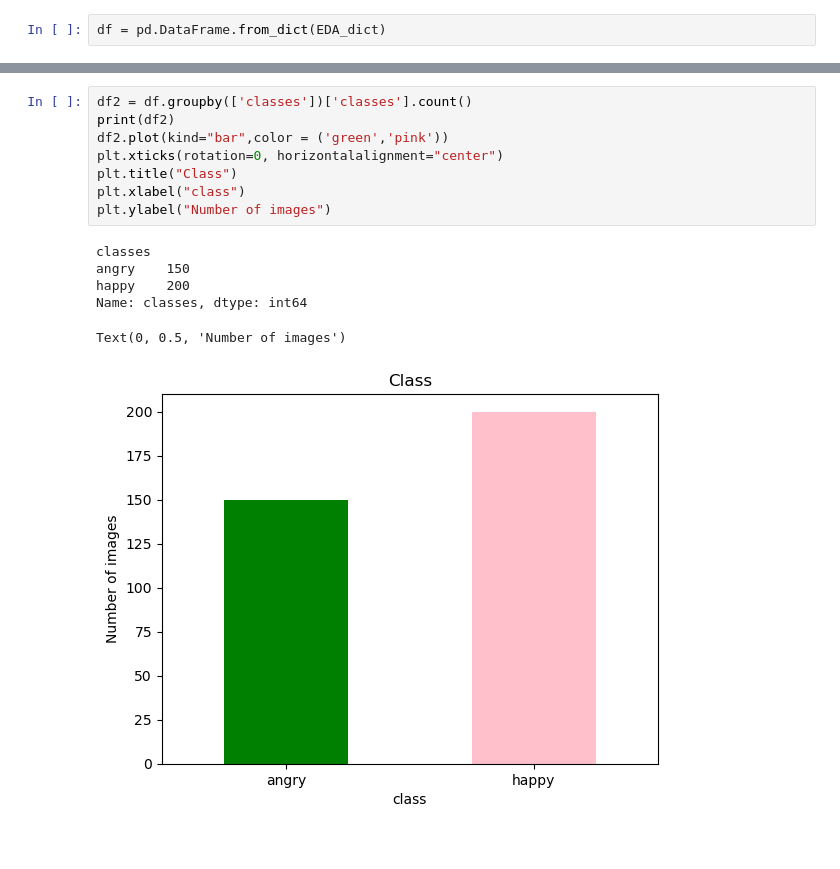
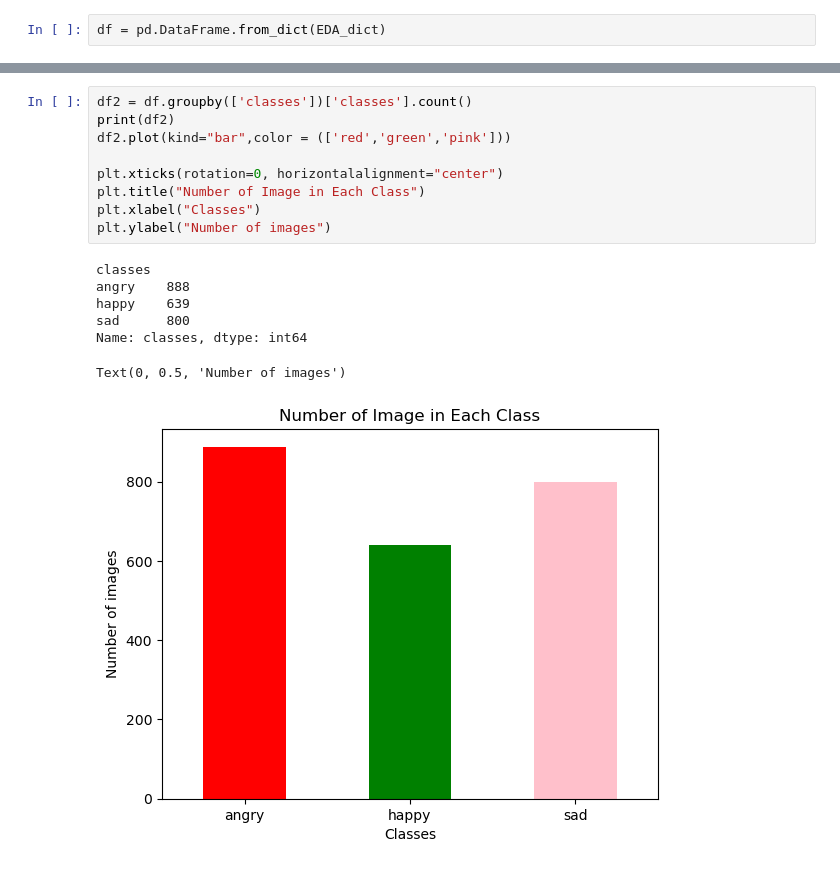
Before and after one commit to cheukhongip/Emotion-Detection-with-Machine-Learning, a Jupyter notebook: ImageTesting.ipynb, the cells around one changed output, grey strips where cells are left out. Saved outputs shown, nothing was run; the diff lists cells and outputs as text.

```diff
--- a/ImageTesting.ipynb
+++ b/ImageTesting.ipynb
@@ -164,15 +461,17 @@ Text(0, 0.5, 'resolution')
 # %%
 df2 = df.groupby(['classes'])['classes'].count()
 print(df2)
-df2.plot(kind="bar",color = ('green','pink'))
+df2.plot(kind="bar",color = (['red','green','pink']))
+
 plt.xticks(rotation=0, horizontalalignment="center")
-plt.title("Class")
-plt.xlabel("class")
+plt.title("Number of Image in Each Class")
+plt.xlabel("Classes")
 plt.ylabel("Number of images")
 # %% [output]
 classes
-angry    150
-happy    200
+angry    888
+happy    639
+sad      800
 Name: classes, dtype: int64
 Text(0, 0.5, 'Number of images')
-[figure, old version]
+[figure, new version]
```
Also changed, not shown: parts of 29 cells of this notebook, 2 other files.
